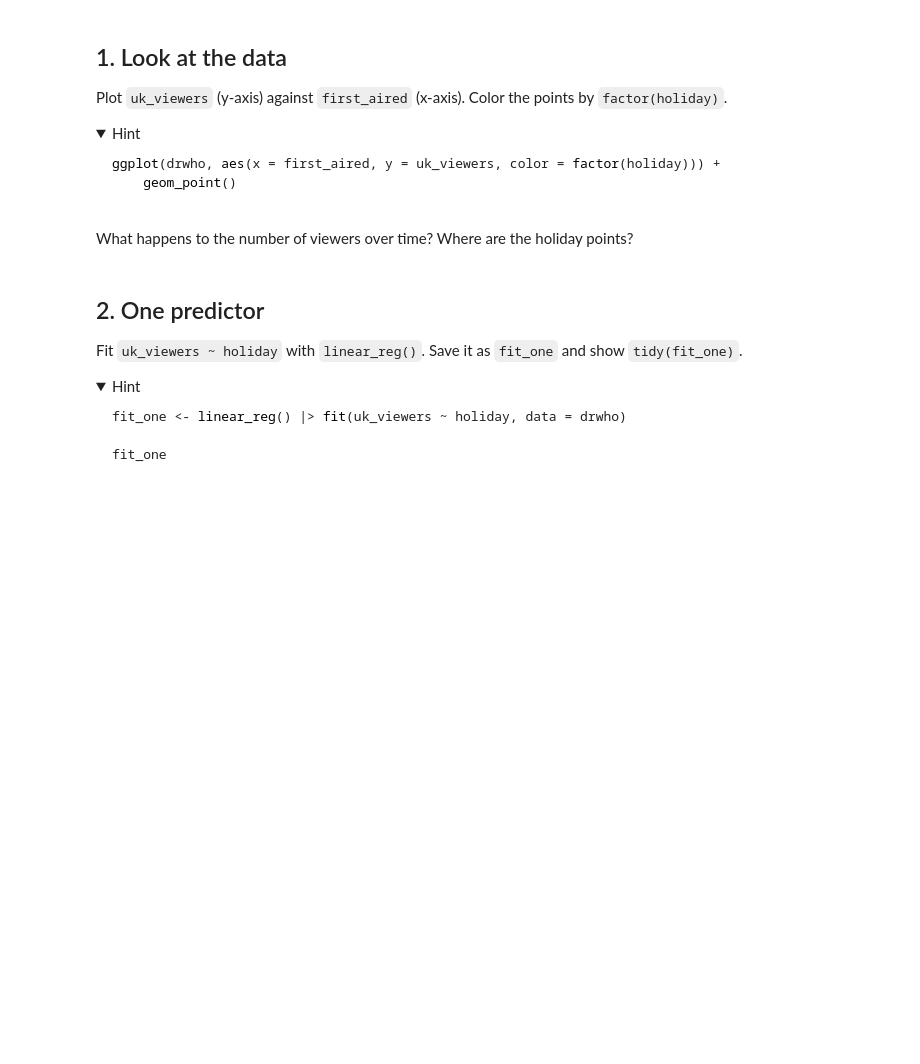
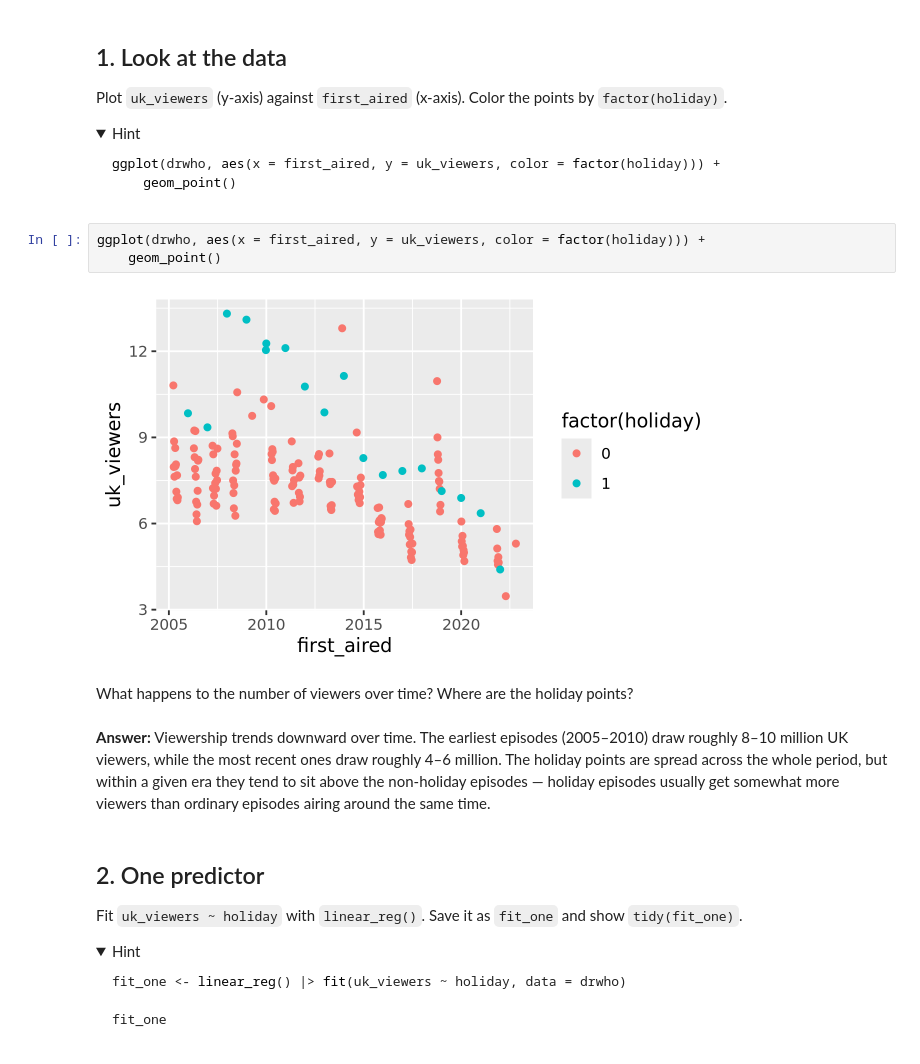
Before and after one commit to Renee0828/codespace, a Jupyter notebook: exercises/12-drwho-exercise.ipynb, the cells around one changed output. Drawn from its saved outputs; the diff is of its cells as text; folded sections open; blank space fills up the shorter version.

Commit message:
complete exercises/12-drwho-exercise.ipynb

````diff
--- a/exercises/12-drwho-exercise.ipynb
+++ b/exercises/12-drwho-exercise.ipynb
@@ -54,8 +75,15 @@ ggplot(drwho, aes(x = first_aired, y = uk_viewers, color = factor(holiday))) +
 ```
 
 </details>
+# %%
+ggplot(drwho, aes(x = first_aired, y = uk_viewers, color = factor(holiday))) +
+    geom_point()
+# %% [output]
+[figure, added]
 # %% [markdown]
 What happens to the number of viewers over time? Where are the holiday points?
+# %% [markdown]
+**Answer:** Viewership trends downward over time. The earliest episodes (2005–2010) draw roughly 8–10 million UK viewers, while the most recent ones draw roughly 4–6 million. The holiday points are spread across the whole period, but within a given era they tend to sit above the non-holiday episodes — holiday episodes usually get somewhat more viewers than ordinary episodes airing around the same time.
 # %% [markdown]
 ## 2. One predictor
 
````
Also changed, not shown: parts of 8 cells of this notebook.
